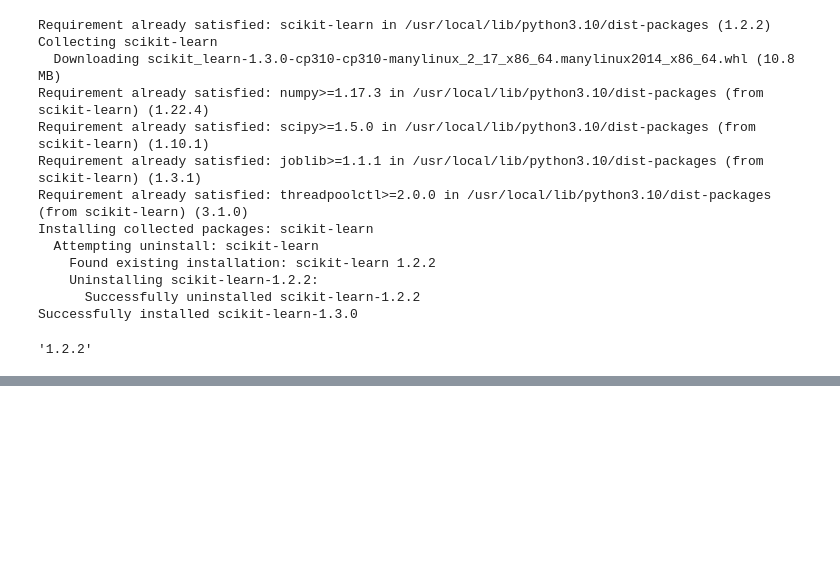
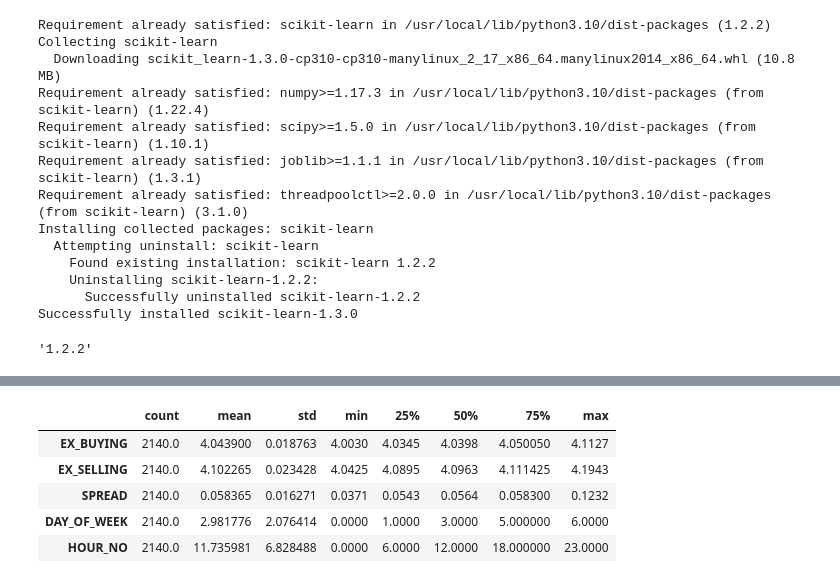
Before and after one commit to brochowski/ekantorwidget, a Jupyter notebook: brochowski_excercises.ipynb, the cells around one changed output, grey strips where cells are left out. Drawn from its saved outputs; the diff is of its cells as text; code cells hidden in the pictures; blank space fills up the shorter version.

```diff
--- a/brochowski_excercises.ipynb
+++ b/brochowski_excercises.ipynb
@@ -50,0 +94,9 @@ print(dta_cp.tail())
+# %%
+dta_cp.describe().T
+# %% [output]
+|  | count | mean | std | min | 25% | 50% | 75% | max |
+| EX_BUYING | 2140.0 | 4.043900 | 0.018763 | 4.0030 | 4.0345 | 4.0398 | 4.050050 | 4.1127 |
+| EX_SELLING | 2140.0 | 4.102265 | 0.023428 | 4.0425 | 4.0895 | 4.0963 | 4.111425 | 4.1943 |
+| SPREAD | 2140.0 | 0.058365 | 0.016271 | 0.0371 | 0.0543 | 0.0564 | 0.058300 | 0.1232 |
+| DAY_OF_WEEK | 2140.0 | 2.981776 | 2.076414 | 0.0000 | 1.0000 | 3.0000 | 5.000000 | 6.0000 |
+| HOUR_NO | 2140.0 | 11.735981 | 6.828488 | 0.0000 | 6.0000 | 12.0000 | 18.000000 | 23.0000 |
```
Also changed, not shown: parts of 3 cells of this notebook.
